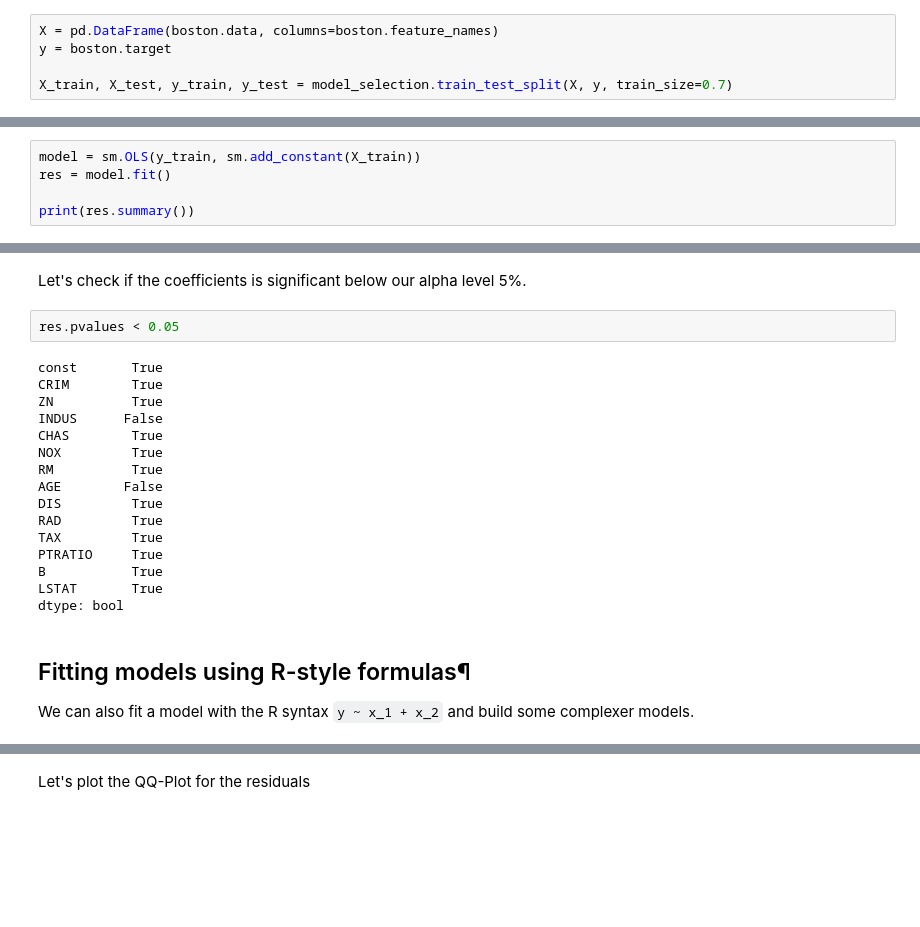
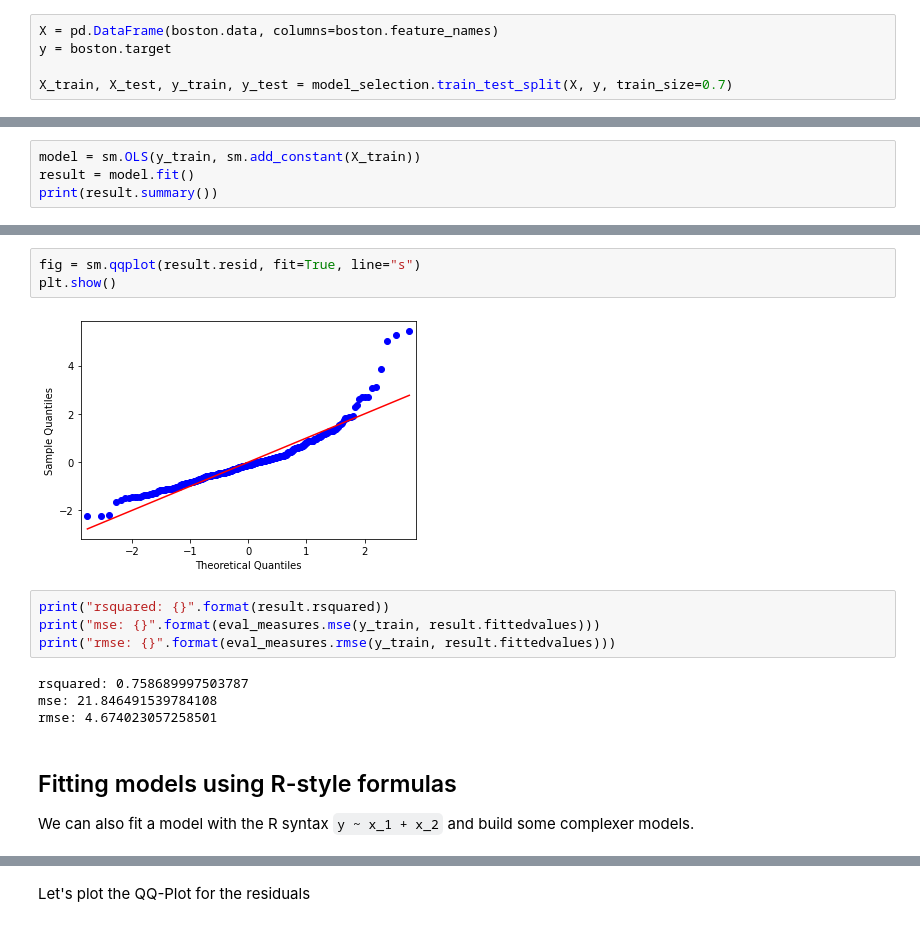
Before and after one commit to rueedlinger/machine-learning-snippets, a Jupyter notebook: notebooks/supervised/linear_regression/multiple_linear_regression_statsmodels.ipynb, the cells around one changed output, grey strips where cells are left out. Drawn from its saved outputs; the diff is of its cells as text; blank space fills up the shorter version.

```diff
--- a/notebooks/supervised/linear_regression/multiple_linear_regression_statsmodels.ipynb
+++ b/notebooks/supervised/linear_regression/multiple_linear_regression_statsmodels.ipynb
@@ -44,8 +100,7 @@ Fit our model with ordinary least squares (OLS).
 # %%
 model = sm.OLS(y_train, sm.add_constant(X_train))
-res = model.fit()
-
-print(res.summary())
+result = model.fit()
+print(result.summary())
 # %% [output]
                             OLS Regression Results
 ==============================================================================
@@ -87,25 +122,18 @@ dtype: float64
-# %% [markdown]
-Let's check if the coefficients is significant below our alpha level 5%.
-# %%
-res.pvalues < 0.05
-# %% [output]
-const       True
-CRIM        True
-ZN          True
-INDUS      False
-CHAS        True
-NOX         True
-RM          True
-AGE        False
-DIS         True
-RAD         True
-TAX         True
-PTRATIO     True
-B           True
-LSTAT       True
-dtype: bool
+# %%
+fig = sm.qqplot(result.resid, fit=True, line="s")
+plt.show()
+# %% [output]
+[figure, added]
+# %%
+print("rsquared: {}".format(result.rsquared))
+print("mse: {}".format(eval_measures.mse(y_train, result.fittedvalues)))
+print("rmse: {}".format(eval_measures.rmse(y_train, result.fittedvalues)))
+# %% [output]
+rsquared: 0.758689997503787
+mse: 21.846491539784108
+rmse: 4.674023057258501
 # %% [markdown]
-## Fitting models using R-style formulas¶
+## Fitting models using R-style formulas
 We can also fit a model with the R syntax `y ~ x_1 + x_2` and build some complexer models.
 # %%
 dat = X_train.copy()
```
Also changed, not shown: parts of 24 cells of this notebook, 1 other file.
